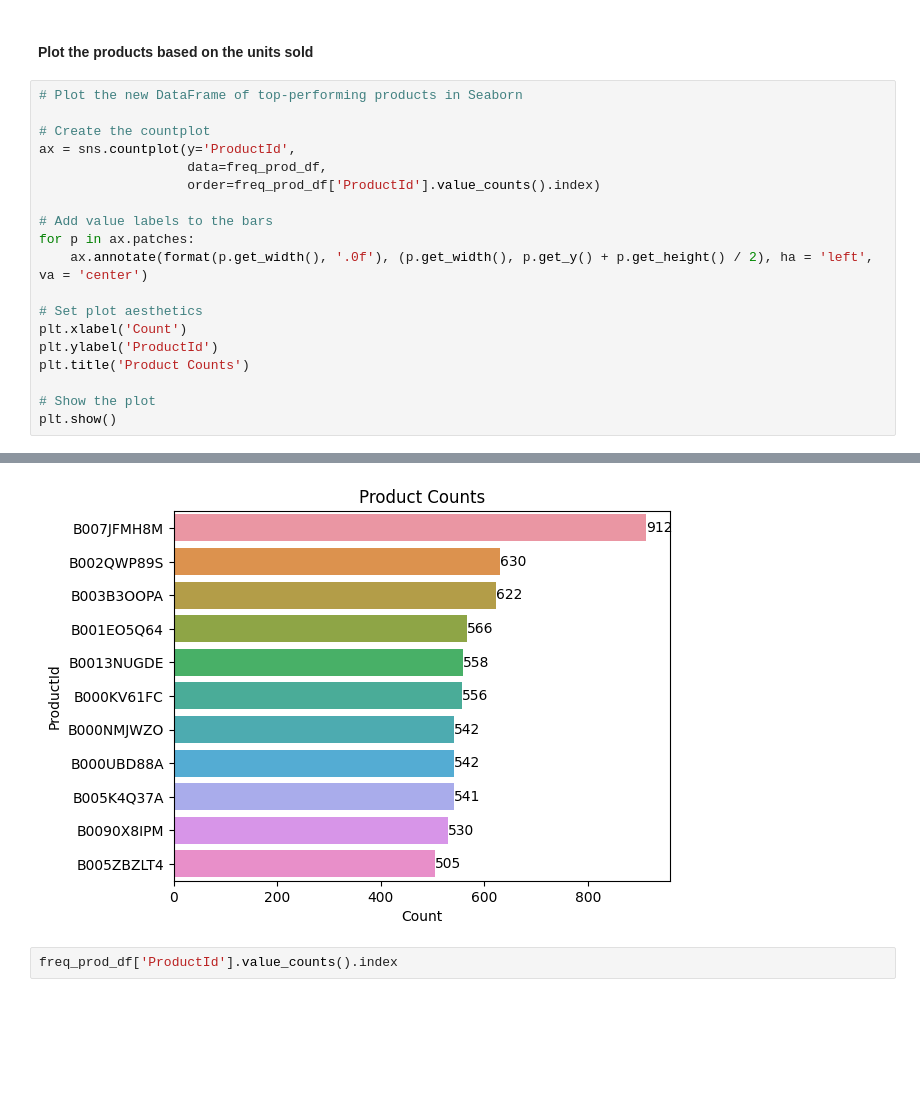
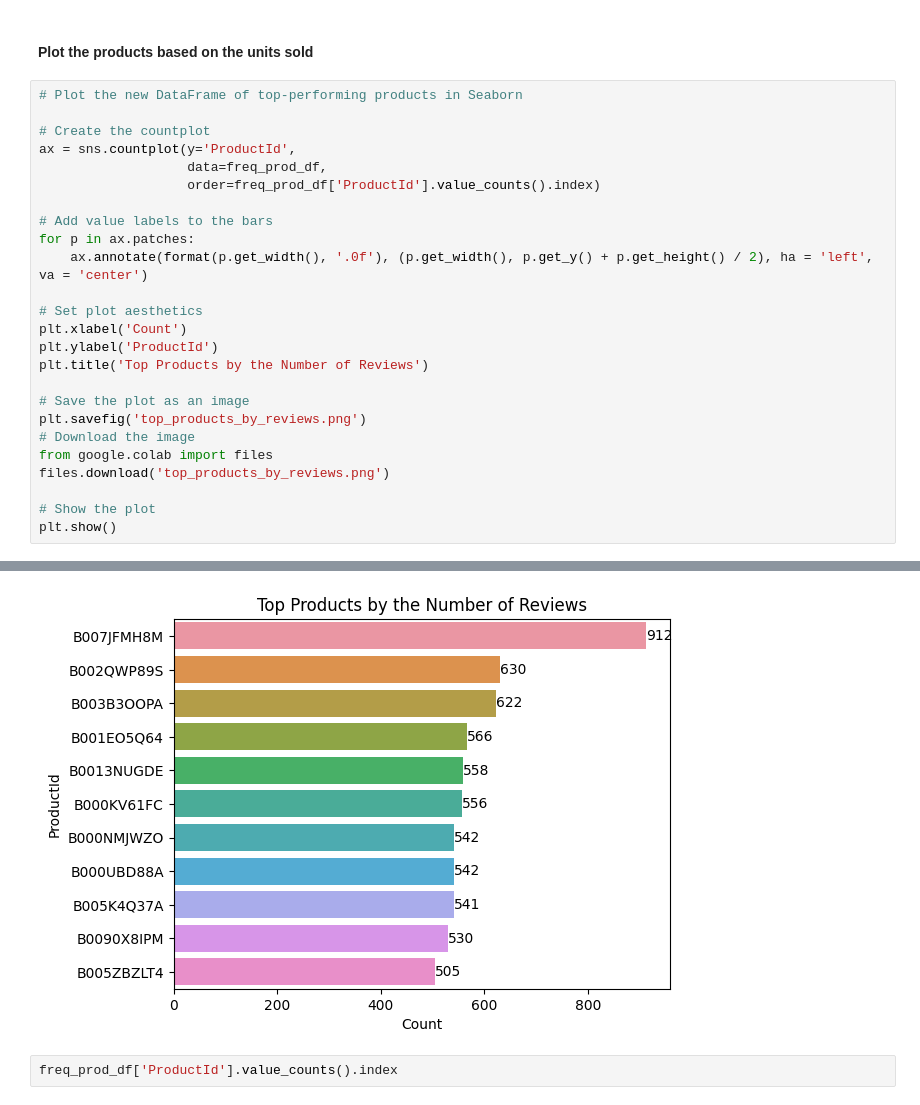
Before and after one commit to longbytes/amazon-reviews-data-analysis, a Jupyter notebook: Amazon_Reviews_Data_Analysis.ipynb, the cells around one changed output, grey strips where cells are left out. Saved outputs shown, nothing was run; the diff lists cells and outputs as text; blank space fills up the shorter version.

```diff
--- a/Amazon_Reviews_Data_Analysis.ipynb
+++ b/Amazon_Reviews_Data_Analysis.ipynb
@@ -466,7 +474,13 @@ for p in ax.patches:
 # Set plot aesthetics
 plt.xlabel('Count')
 plt.ylabel('ProductId')
-plt.title('Product Counts')
+plt.title('Top Products by the Number of Reviews')
+
+# Save the plot as an image
+plt.savefig('top_products_by_reviews.png')
+# Download the image
+from google.colab import files
+files.download('top_products_by_reviews.png')
 
 # Show the plot
 plt.show()
@@ -474,4 +490,4 @@ plt.show()
-[figure, old version]
+[figure, new version]
 # %%
 freq_prod_df['ProductId'].value_counts().index
 # %% [output]
```
Also changed, not shown: parts of 7 cells of this notebook.
